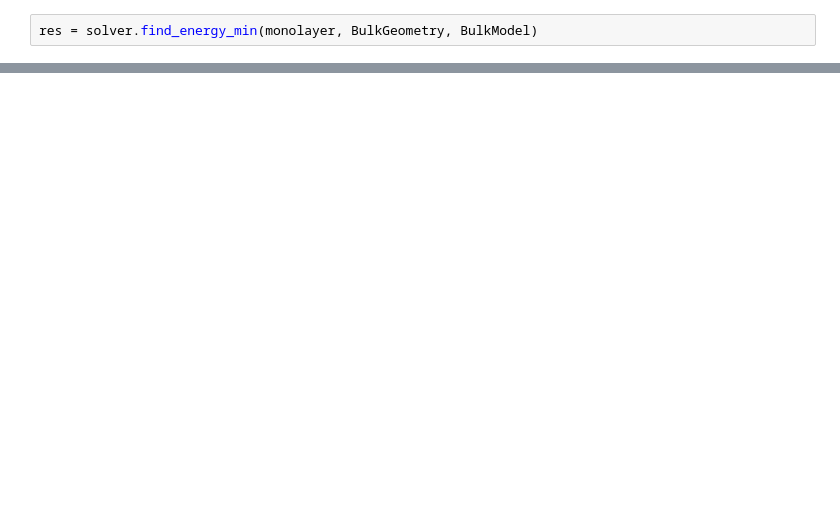
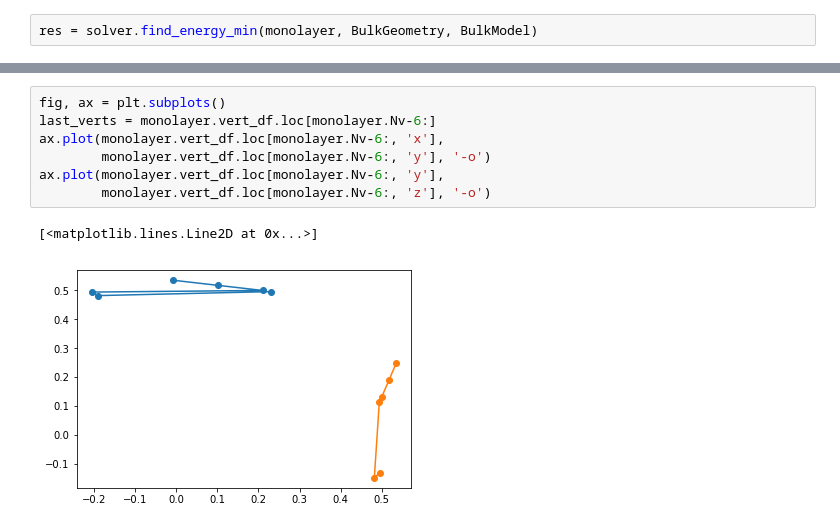
Before and after one commit to DamCB/tyssue, a Jupyter notebook: doc/notebooks/Cell_Division.ipynb, the cells around one changed output, grey strips where cells are left out. Saved outputs shown, nothing was run; the diff lists cells and outputs as text; blank space fills up the shorter version.

```diff
--- a/doc/notebooks/Cell_Division.ipynb
+++ b/doc/notebooks/Cell_Division.ipynb
@@ -265,0 +167,10 @@ fig.set_size_inches(12, 12)
+# %%
+fig, ax = plt.subplots()
+last_verts = monolayer.vert_df.loc[monolayer.Nv-6:]
+ax.plot(monolayer.vert_df.loc[monolayer.Nv-6:, 'x'],
+        monolayer.vert_df.loc[monolayer.Nv-6:, 'y'], '-o')
+ax.plot(monolayer.vert_df.loc[monolayer.Nv-6:, 'y'],
+        monolayer.vert_df.loc[monolayer.Nv-6:, 'z'], '-o')
+# %% [output]
+[<matplotlib.lines.Line2D at 0x...>]
+[figure, added]
```
Also changed, not shown: parts of 25 cells of this notebook, 1 other file.
